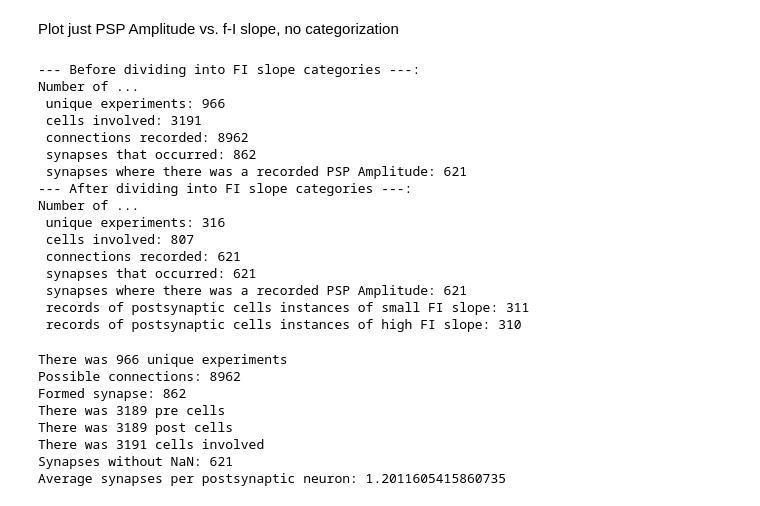
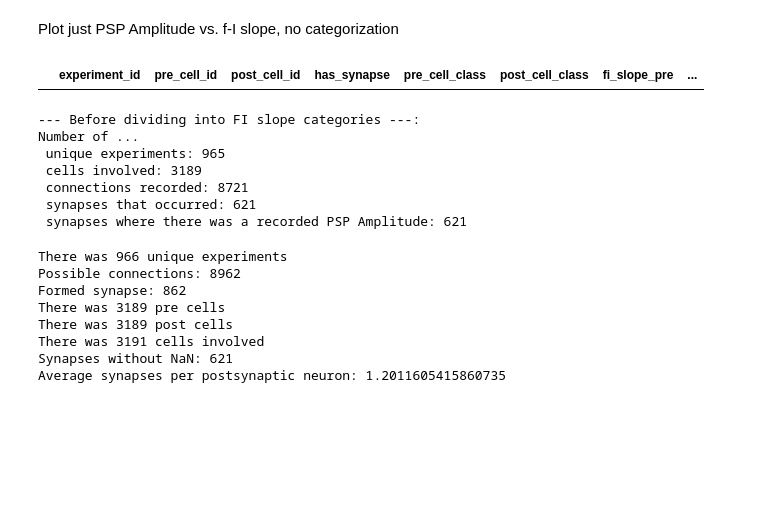
Before and after one commit to acevedomartina/HeterogeneousRNNs, a Jupyter notebook: data_analysis/psp-amplitude_fi-slope.ipynb, the cells around one changed output. Cells and saved outputs as stored; diff of their text form; code cells hidden in the pictures; blank space fills up the shorter version.

```diff
--- a/data_analysis/psp-amplitude_fi-slope.ipynb
+++ b/data_analysis/psp-amplitude_fi-slope.ipynb
@@ -302,10 +365,20 @@ df_temp
 We want to investigate distribution of weights for which the postsynaptic neurons belong to each f-I category. We let experiments count as 'seeds', and take mean and standard deviation of of PSPamplitude across experiments per f-I slope category of postsynaptic cell, where presynaptic cell can be either.
 # %% [markdown]
 Plot just PSP Amplitude vs. f-I slope, no categorization
+# %%
+df = pd.read_csv("preprocessed_data.csv")
+
+df_temp = df[(df["has_synapse"]==1) & (df["psp_amplitude"].isna())]
+
+df_temp
+# %% [output]
+|  | experiment_id | pre_cell_id | post_cell_id | has_synapse | pre_cell_class | post_cell_class | fi_slope_pre | ... |
 # %%
 df = pd.read_csv("preprocessed_data.csv")
 
 # exp = df["experiment_id"].unique()
+
+# df = df.dropna(subset=["psp_amplitude"])
 
 print(f"--- Before dividing into FI slope categories ---:")
 
@@ -316,34 +389,25 @@ print(f" connections recorded: {len(df['has_synapse'])}")
 print(f" synapses that occurred: {len(df[df['has_synapse']==1])}")
 print(f" synapses where there was a recorded PSP Amplitude: {len(df['psp_amplitude'].dropna())}")
 
-df_proc = pd.read_csv("preprocessed_data_categorized_smallhigh.csv")
+# df_proc = pd.read_csv("preprocessed_data_categorized_smallhigh.csv")
 
-print(f"--- After dividing into FI slope categories ---:")
-print(f"Number of ...")
-print(f" unique experiments: {len(df_proc['experiment_id'].unique())}")
-print(f" cells involved: {len(pd.unique(df_proc[['pre_cell_id', 'post_cell_id']].values.ravel()))}")
-print(f" connections recorded: {len(df_proc['has_synapse'])}")
-print(f" synapses that occurred: {len(df_proc[df_proc['has_synapse']==1])}")
-print(f" synapses where there was a recorded PSP Amplitude: {len(df_proc['psp_amplitude'].dropna())}")
-print(f" records of postsynaptic cells instances of small FI slope: {len(df_proc[df_proc['category']=='small'])}")
-print(f" records of postsynaptic cells instances of high FI slope: {len(df_proc[df_proc['category']=='high'])}")
+# print(f"--- After dividing into FI slope categories ---:")
+# print(f"Number of ...")
+# print(f" unique experiments: {len(df_proc['experiment_id'].unique())}")
+# print(f" cells involved: {len(pd.unique(df_proc[['pre_cell_id', 'post_cell_id']].values.ravel()))}")
+# print(f" connections recorded: {len(df_proc['has_synapse'])}")
+# print(f" synapses that occurred: {len(df_proc[df_proc['has_synapse']==1])}")
+# print(f" synapses where there was a recorded PSP Amplitude: {len(df_proc['psp_amplitude'].dropna())}")
+# print(f" records of postsynaptic cells instances of small FI slope: {len(df_proc[df_proc['category']=='small'])}")
+# print(f" records of postsynaptic cells instances of high FI slope: {len(df_proc[df_proc['category']=='high'])}")
 # %% [output]
 --- Before dividing into FI slope categories ---:
 Number of ...
- unique experiments: 966
- cells involved: 3191
- connections recorded: 8962
- synapses that occurred: 862
- synapses where there was a recorded PSP Amplitude: 621
---- After dividing into FI slope categories ---:
-Number of ...
- unique experiments: 316
- cells involved: 807
- connections recorded: 621
+ unique experiments: 965
+ cells involved: 3189
+ connections recorded: 8721
  synapses that occurred: 621
  synapses where there was a recorded PSP Amplitude: 621
- records of postsynaptic cells instances of small FI slope: 311
- records of postsynaptic cells instances of high FI slope: 310
 # %%
 #Various prints
 
```
Also changed, not shown: parts of 3 cells of this notebook.
